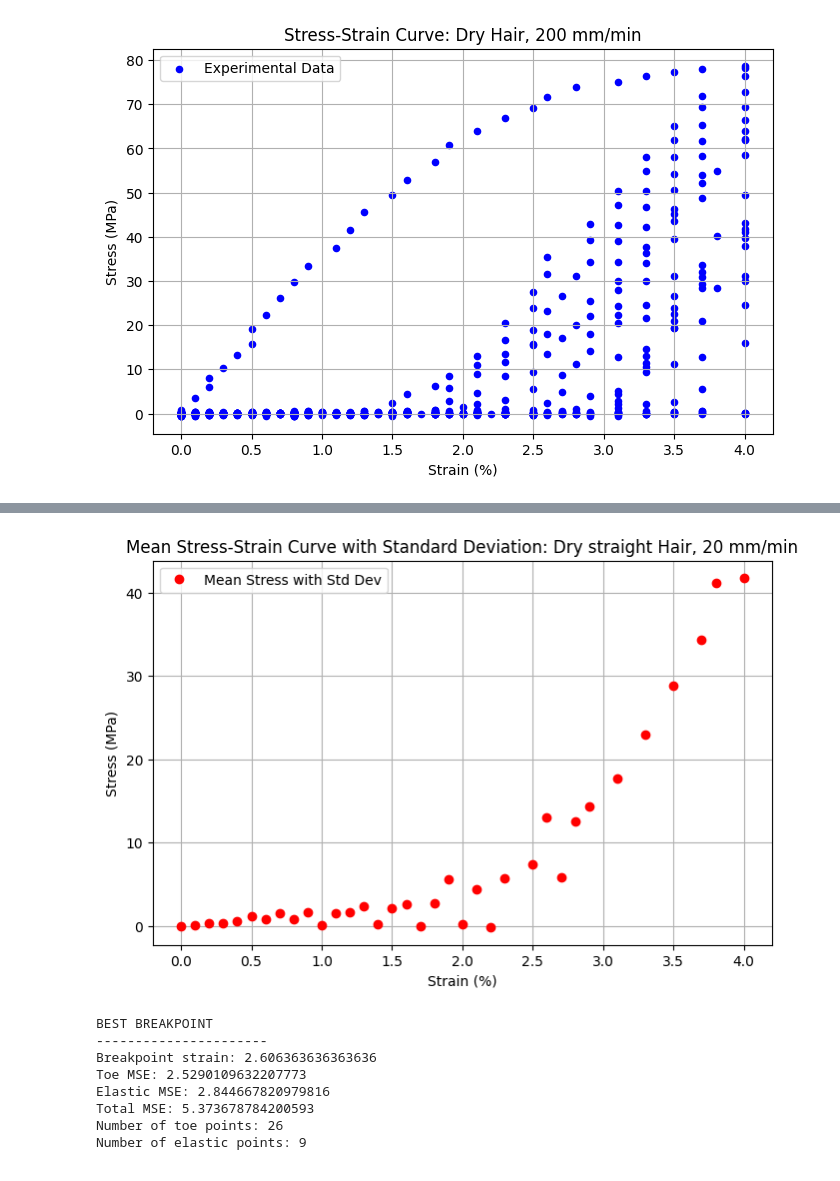
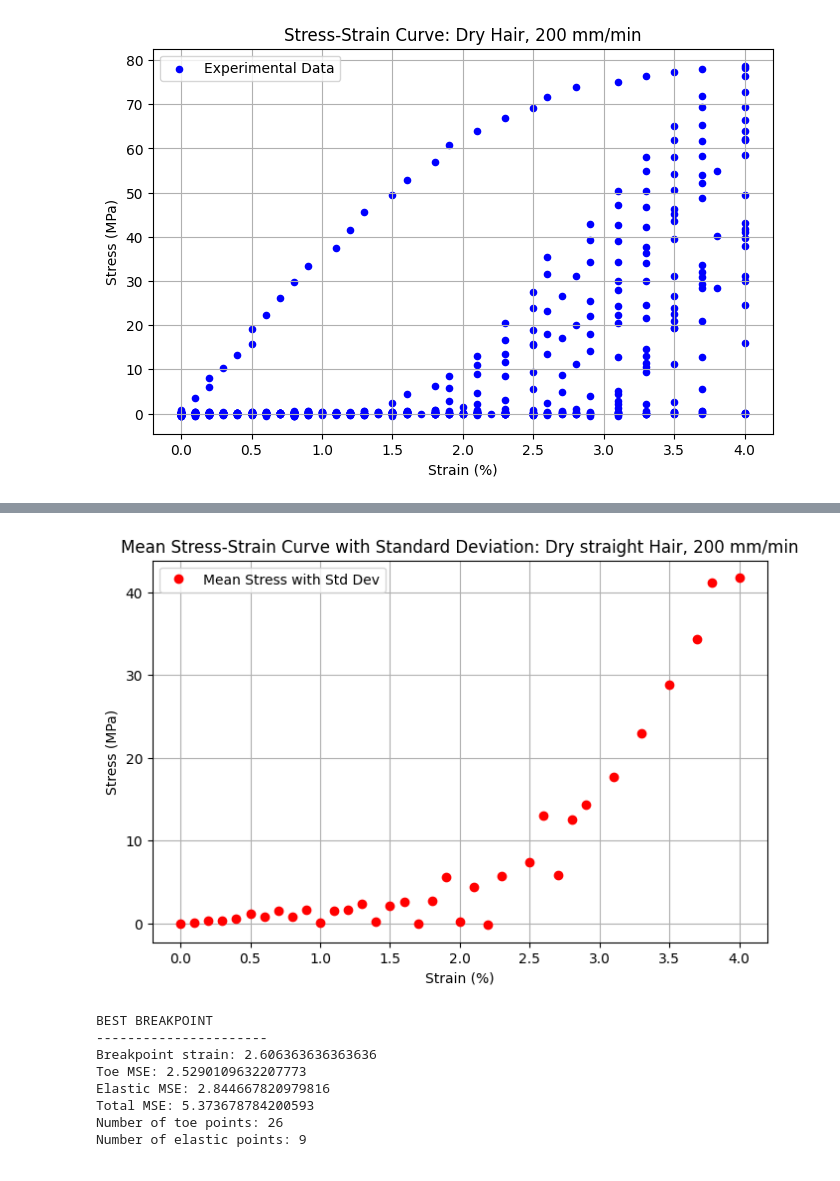
Before and after one commit to ifplutoknew/Python, a Jupyter notebook: Hair research data/Dry straight hair_200mm.ipynb, the cells around one changed output, grey strips where cells are left out. Saved outputs shown, nothing was run; the diff lists cells and outputs as text; code cells hidden in the pictures.

```diff
--- a/Hair research data/Dry straight hair_200mm.ipynb
+++ b/Hair research data/Dry straight hair_200mm.ipynb
@@ -89,15 +89,15 @@ print(mean_df)
 # %%
 plt.figure(figsize=(8, 5))
 plt.errorbar(mean_df["Strain (%)"], mean_df["mean"], fmt='o', label='Mean Stress with Std Dev', color='red', capsize=3)
 
 plt.xlabel("Strain (%)")
 plt.ylabel("Stress (MPa)")
-plt.title("Mean Stress-Strain Curve with Standard Deviation: Dry straight Hair, 20 mm/min")
+plt.title("Mean Stress-Strain Curve with Standard Deviation: Dry straight Hair, 200 mm/min")
 plt.legend()
 plt.grid(True)
 plt.show()
 # %% [output]
-[figure, old version]
+[figure, new version]
 # %%
 strain = mean_df["Strain (%)"].values
 stress = mean_df["mean"].values
```
Also changed, not shown: parts of 1 cell of this notebook, 1 other file.
